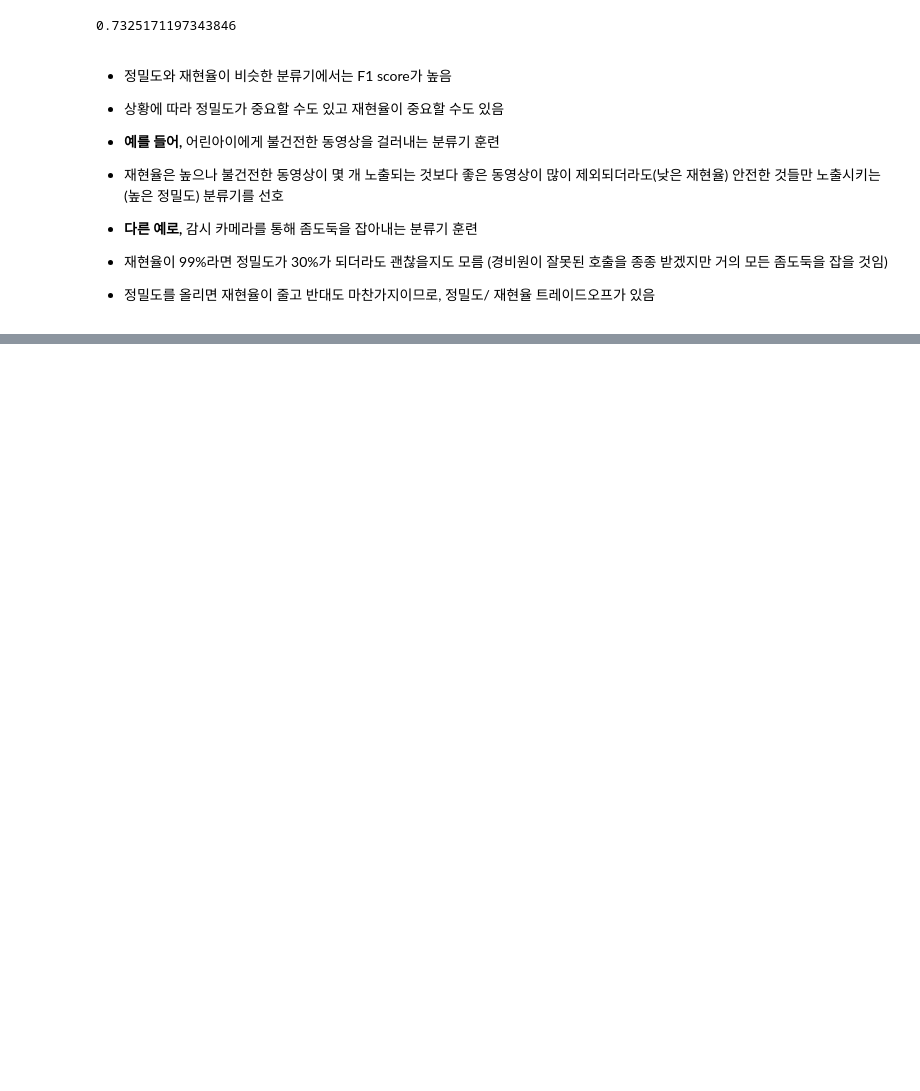
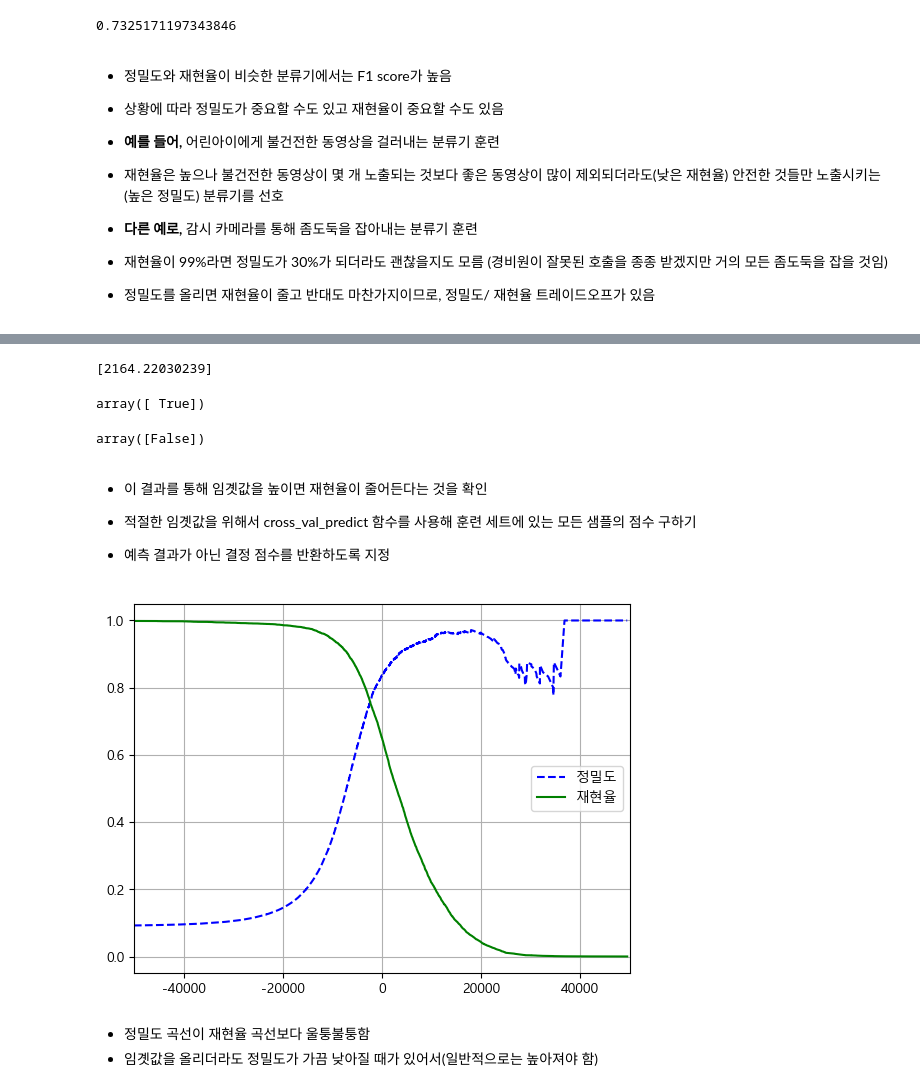
Before and after one commit to KimHyoJun99/AI, a Jupyter notebook: Hands-on ML/MNIST.ipynb, the cells around one changed output, grey strips where cells are left out. Drawn from its saved outputs; the diff is of its cells as text; code cells hidden in the pictures; blank space fills up the shorter version.

```diff
--- a/Hands-on ML/MNIST.ipynb
+++ b/Hands-on ML/MNIST.ipynb
@@ -236,0 +247,45 @@ f1_score(y_train_5, y_train_pred)
+# %%
+y_scores = sgd_clf.decision_function([some_digit])
+print(y_scores)
+threshold = 0
+y_some_digit_pred = (y_scores > threshold)
+y_some_digit_pred
+# %% [output]
+[2164.22030239]
+array([ True])
+# %%
+# SGDClassifier의 임곗값이 0
+threshold = 8000
+y_some_digit_pred = (y_scores > threshold)
+y_some_digit_pred
+# %% [output]
+array([False])
+# %% [markdown]
+- 이 결과를 통해 임곗값을 높이면 재현율이 줄어든다는 것을 확인
+
+- 적절한 임곗값을 위해서 cross_val_predict 함수를 사용해 훈련 세트에 있는 모든 샘플의 점수 구하기
+- 예측 결과가 아닌 결정 점수를 반환하도록 지정
+# %%
+y_scores = cross_val_predict(sgd_clf, X_train, y_train_5, cv=3,
+                             method="decision_function")
+# %%
+from sklearn.metrics import precision_recall_curve
+
+precisions, recalls, thresholds = precision_recall_curve(y_train_5, y_scores)
+# %%
+def plot_precision_recall_vs_threshold(precisios, recalls, thresholds):
+    plt.plot(thresholds, precisions[:-1], "b--", label="정밀도")
+    plt.plot(thresholds, recalls[:-1], "g-", label="재현율")
+    plt.rc("font", family="Malgun Gothic")
+    plt.rcParams["axes.unicode_minus"] = False
+    plt.xlim(-50000, 50000)
+    plt.legend()
+    plt.grid()
+
+plot_precision_recall_vs_threshold(precisions, recalls, thresholds)
+plt.show()
+# %% [output]
+[figure, added]
+# %% [markdown]
+- 정밀도 곡선이 재현율 곡선보다 울퉁불퉁함
+- 임곗값을 올리더라도 정밀도가 가끔 낮아질 때가 있어서(일반적으로는 높아져야 함)
```
Also changed, not shown: parts of 3 cells of this notebook.
